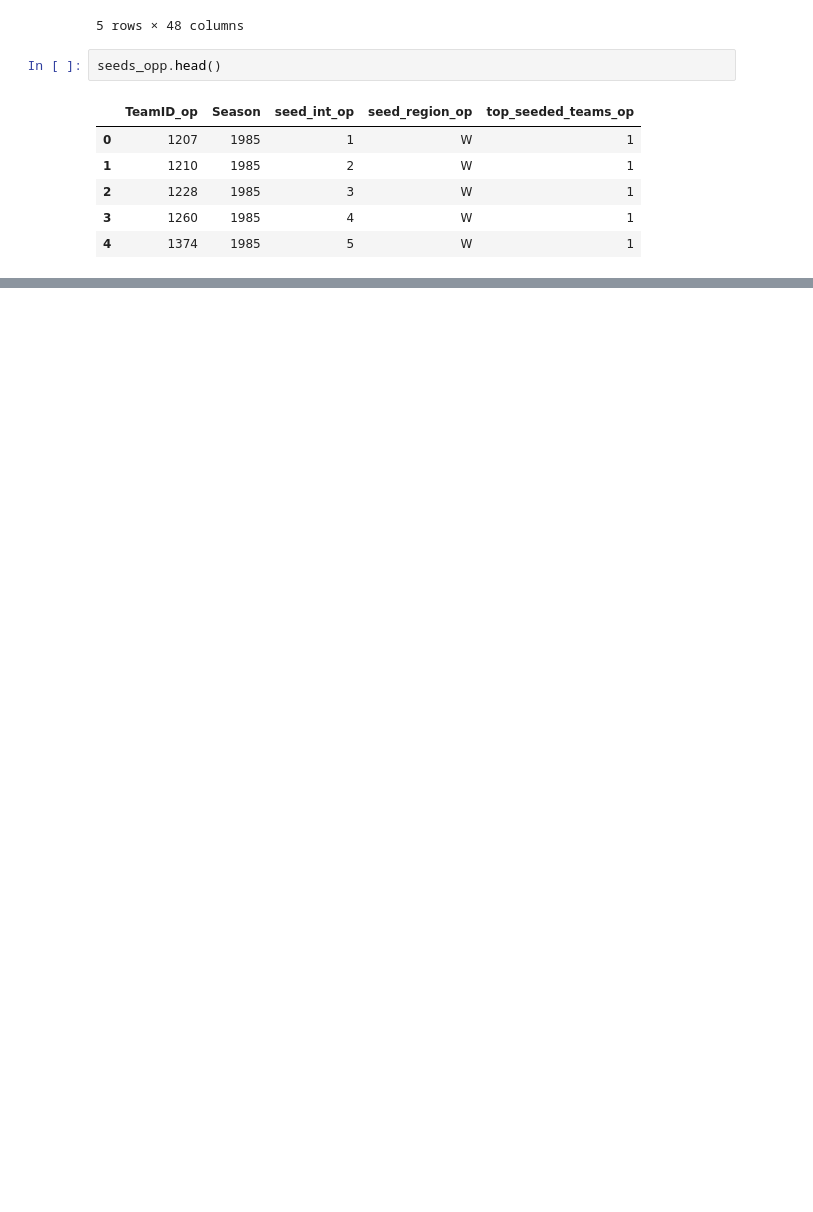
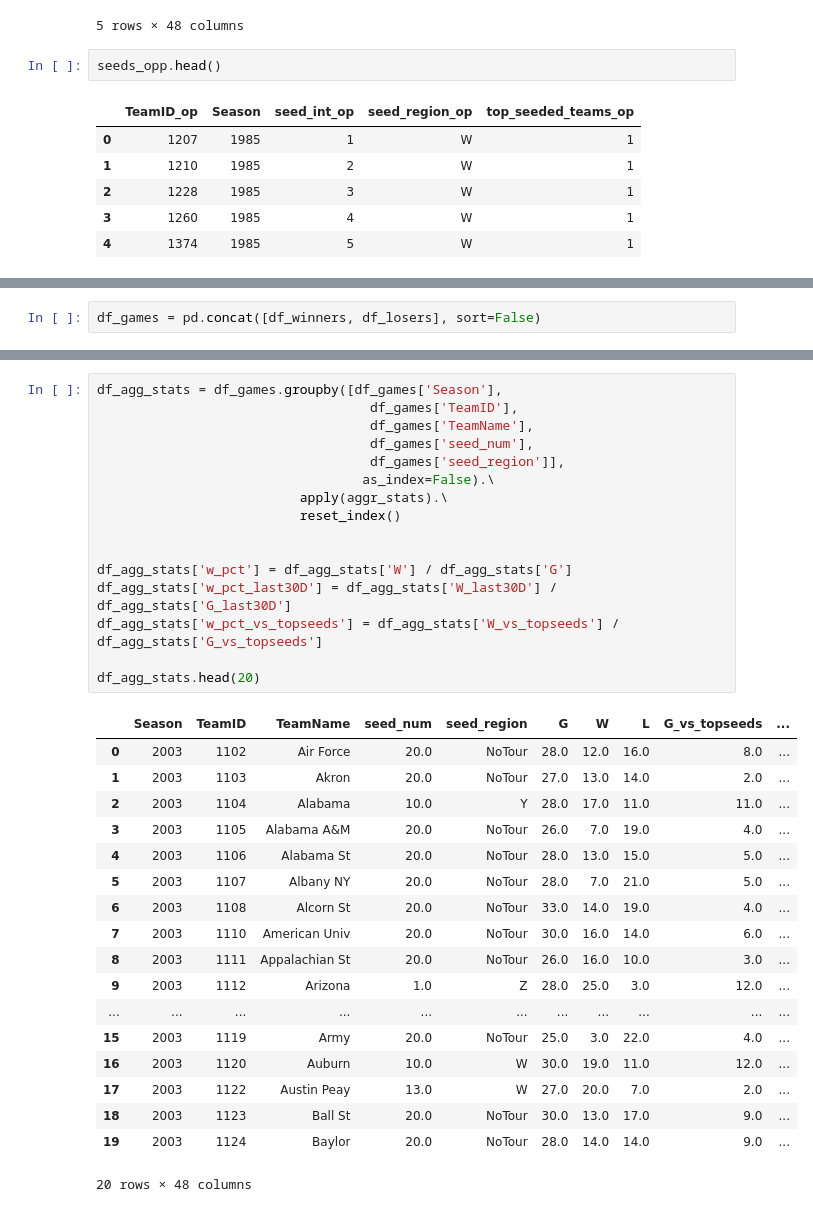
Before and after one commit to mjmcfalls/udacity-machine-learning, a Jupyter notebook: projects/capstone/Capstone-Notebook.ipynb, the cells around one changed output, grey strips where cells are left out. Drawn from its saved outputs; the diff is of its cells as text; blank space fills up the shorter version.

```diff
--- a/projects/capstone/Capstone-Notebook.ipynb
+++ b/projects/capstone/Capstone-Notebook.ipynb
@@ -225,0 +265,2 @@ df_losers.head()
+# %%
+df_games = pd.concat([df_winners, df_losers], sort=False)
@@ -225,0 +329,35 @@ df_losers.head()
+# %%
+df_agg_stats = df_games.groupby([df_games['Season'],
+                                   df_games['TeamID'],
+                                   df_games['TeamName'],
+                                   df_games['seed_num'],
+                                   df_games['seed_region']],
+                                  as_index=False).\
+                          apply(aggr_stats).\
+                          reset_index()
+
+
+df_agg_stats['w_pct'] = df_agg_stats['W'] / df_agg_stats['G']
+df_agg_stats['w_pct_last30D'] = df_agg_stats['W_last30D'] / df_agg_stats['G_last30D']
+df_agg_stats['w_pct_vs_topseeds'] = df_agg_stats['W_vs_topseeds'] / df_agg_stats['G_vs_topseeds']
+
+df_agg_stats.head(20)
+# %% [output]
+|  | Season | TeamID | TeamName | seed_num | seed_region | G | W | L | G_vs_topseeds | ... |
+| 0 | 2003 | 1102 | Air Force | 20.0 | NoTour | 28.0 | 12.0 | 16.0 | 8.0 | ... |
+| 1 | 2003 | 1103 | Akron | 20.0 | NoTour | 27.0 | 13.0 | 14.0 | 2.0 | ... |
+| 2 | 2003 | 1104 | Alabama | 10.0 | Y | 28.0 | 17.0 | 11.0 | 11.0 | ... |
+| 3 | 2003 | 1105 | Alabama A&M | 20.0 | NoTour | 26.0 | 7.0 | 19.0 | 4.0 | ... |
+| 4 | 2003 | 1106 | Alabama St | 20.0 | NoTour | 28.0 | 13.0 | 15.0 | 5.0 | ... |
+| 5 | 2003 | 1107 | Albany NY | 20.0 | NoTour | 28.0 | 7.0 | 21.0 | 5.0 | ... |
+| 6 | 2003 | 1108 | Alcorn St | 20.0 | NoTour | 33.0 | 14.0 | 19.0 | 4.0 | ... |
+| 7 | 2003 | 1110 | American Univ | 20.0 | NoTour | 30.0 | 16.0 | 14.0 | 6.0 | ... |
+| 8 | 2003 | 1111 | Appalachian St | 20.0 | NoTour | 26.0 | 16.0 | 10.0 | 3.0 | ... |
+| 9 | 2003 | 1112 | Arizona | 1.0 | Z | 28.0 | 25.0 | 3.0 | 12.0 | ... |
+| ... | ... | ... | ... | ... | ... | ... | ... | ... | ... | ... |
+| 15 | 2003 | 1119 | Army | 20.0 | NoTour | 25.0 | 3.0 | 22.0 | 4.0 | ... |
+| 16 | 2003 | 1120 | Auburn | 10.0 | W | 30.0 | 19.0 | 11.0 | 12.0 | ... |
+| 17 | 2003 | 1122 | Austin Peay | 13.0 | W | 27.0 | 20.0 | 7.0 | 2.0 | ... |
+| 18 | 2003 | 1123 | Ball St | 20.0 | NoTour | 30.0 | 13.0 | 17.0 | 9.0 | ... |
+| 19 | 2003 | 1124 | Baylor | 20.0 | NoTour | 28.0 | 14.0 | 14.0 | 9.0 | ... |
+20 rows × 48 columns
```
Also changed, not shown: parts of 9 cells of this notebook.
